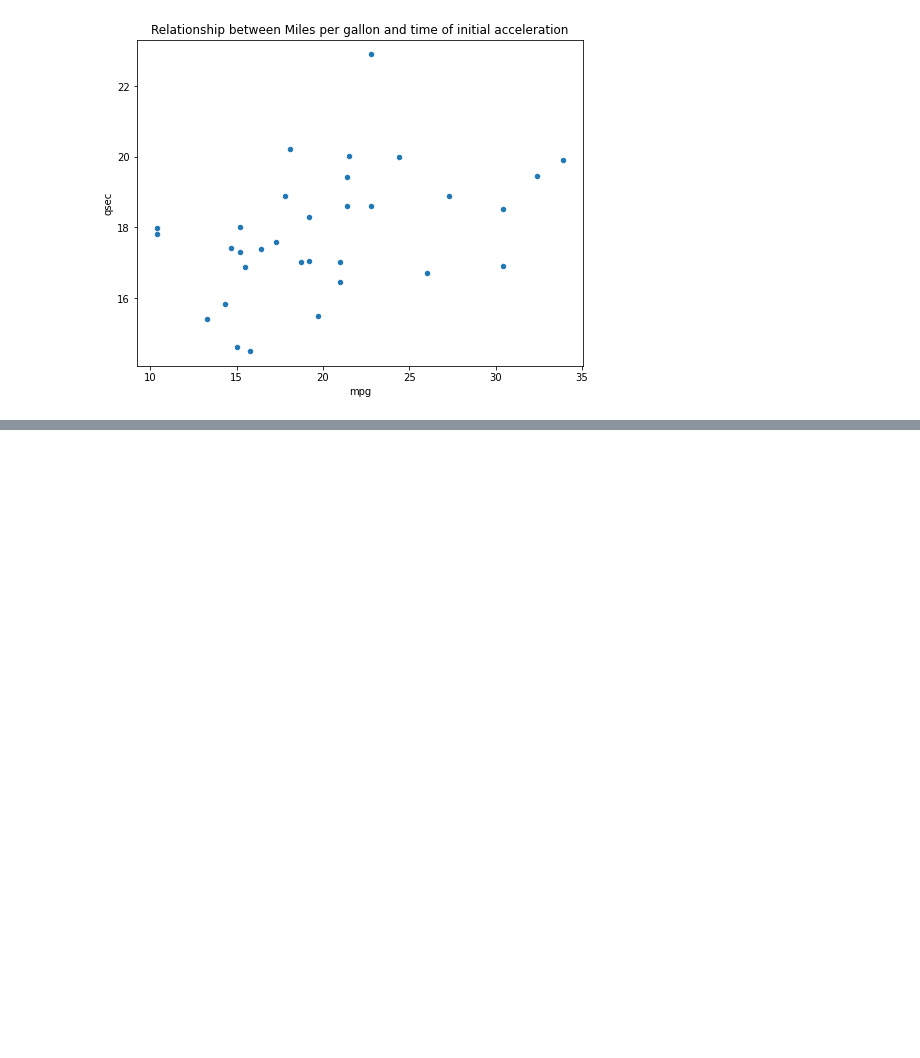
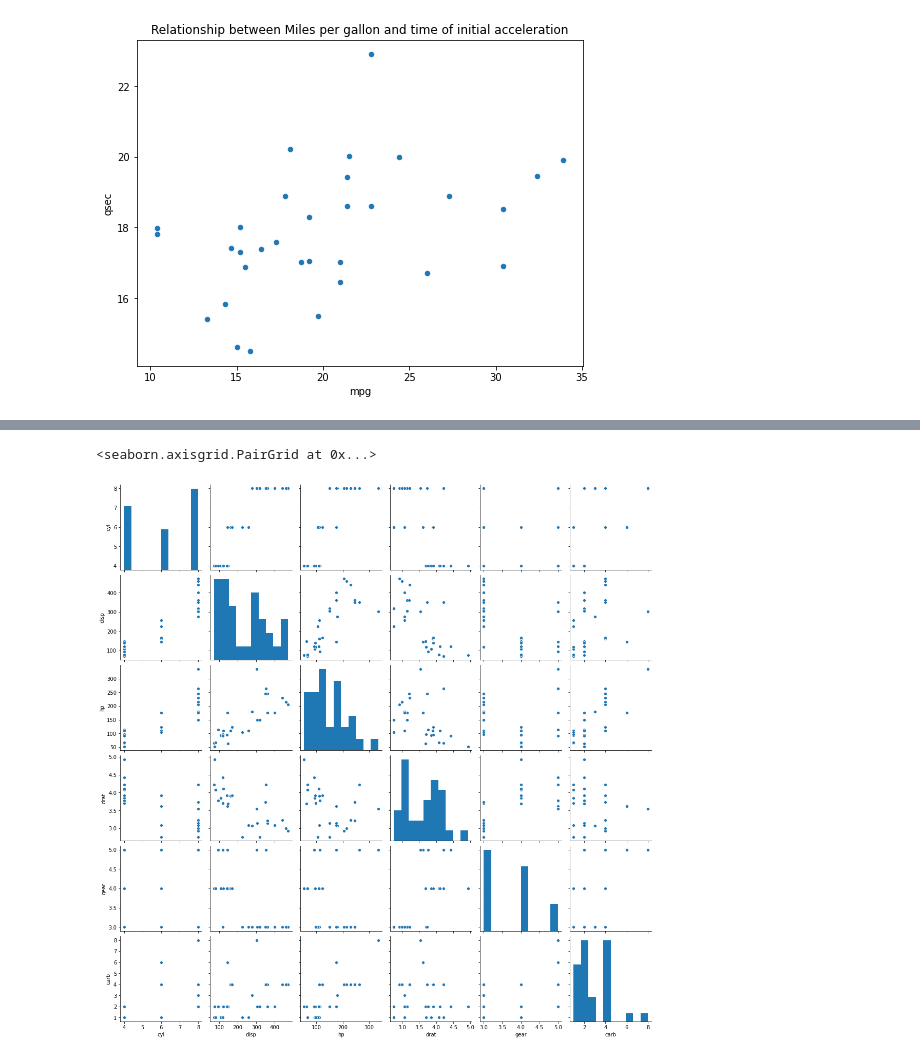
Before and after one commit to Ahyoh1/SGA08_DATASCI, a Jupyter notebook: edm.ipynb, the cells around one changed output, grey strips where cells are left out. Cells and saved outputs as stored; diff of their text form; code cells hidden in the pictures; blank space fills up the shorter version.

```diff
--- a/edm.ipynb
+++ b/edm.ipynb
@@ -72,0 +88,5 @@ sns.pairplot (cars, height=8)
+# %%
+sns.pairplot (cars,vars=["cyl","disp","hp","drat","gear","carb"])
+# %% [output]
+<seaborn.axisgrid.PairGrid at 0x...>
+[figure, added]
```
Also changed, not shown: parts of 11 cells of this notebook.
